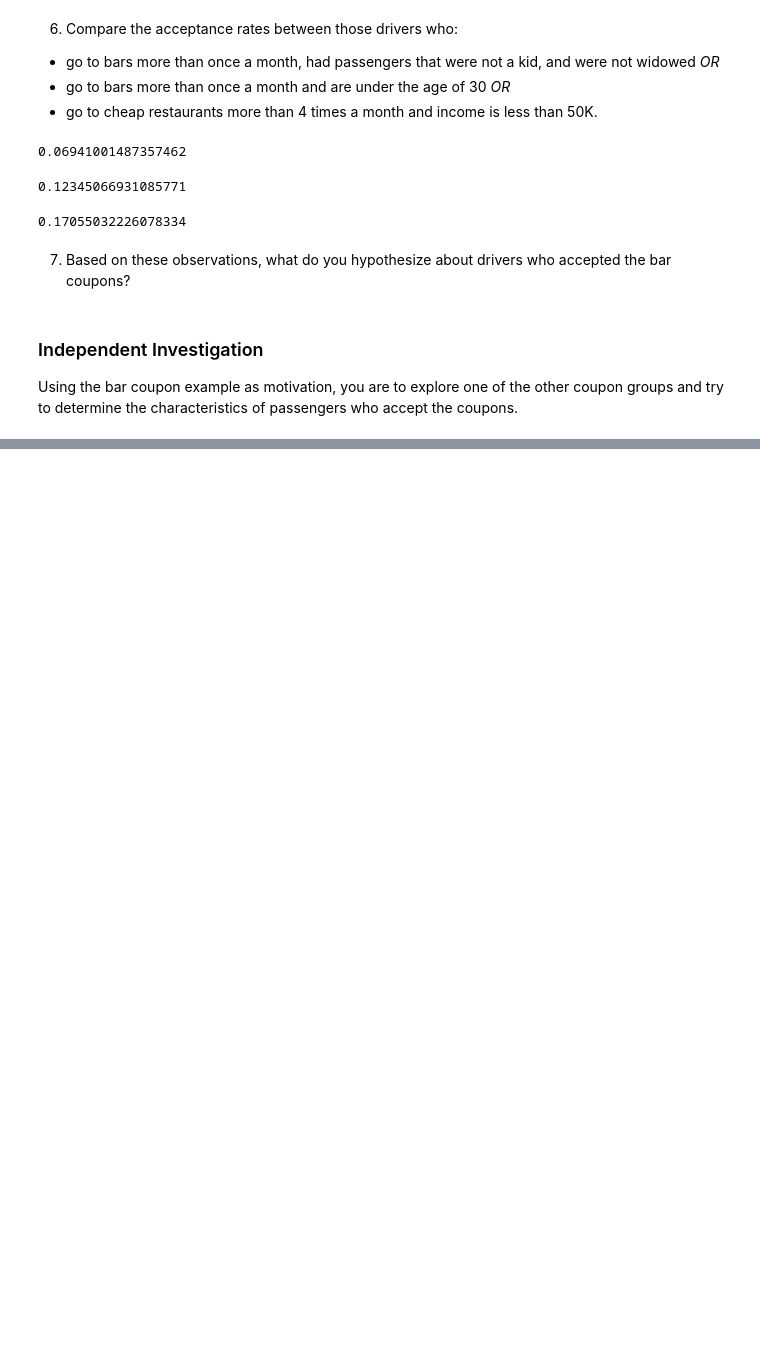
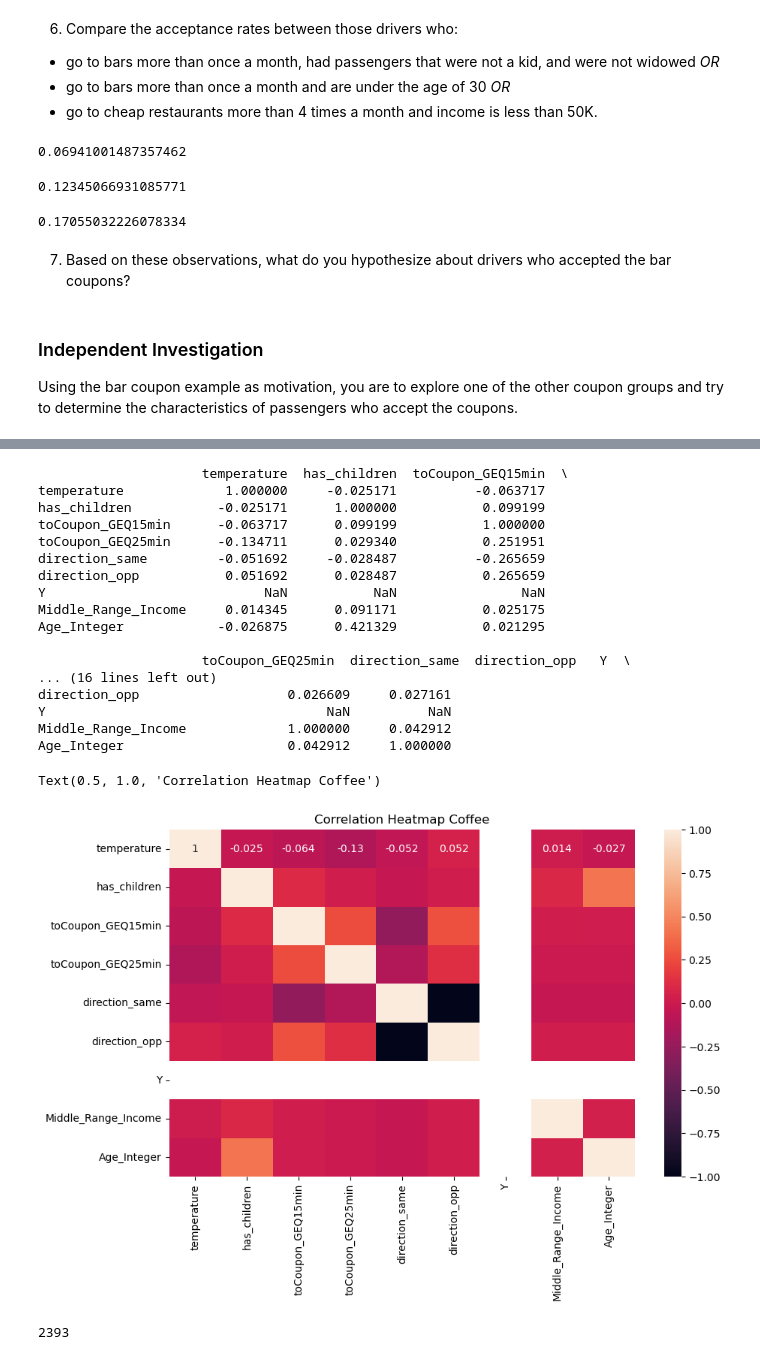
Before and after one commit to TheBethFord/AIML_BerkeleyHaas_Module5, a Jupyter notebook: AIML_B2C_Coupon.ipynb, the cells around one changed output, grey strips where cells are left out. Drawn from its saved outputs; the diff is of its cells as text; code cells hidden in the pictures; blank space fills up the shorter version.

```diff
--- a/AIML_B2C_Coupon.ipynb
+++ b/AIML_B2C_Coupon.ipynb
@@ -279,0 +457,32 @@ Using the bar coupon example as motivation, you are to explore one of the other
+# %%
+#Explore a correlation of numeric values for coffee house redeemers
+print(DataCoffeeCoupons.query('Y == 1').corr(numeric_only=True))
+plt.figure(figsize=(10,6))
+heatmap = sns.heatmap(DataCoffeeCoupons.query('Y == 1').corr(numeric_only=True), annot=True)
+heatmap.set_title('Correlation Heatmap Coffee')
+# %% [output]
+                     temperature  has_children  toCoupon_GEQ15min  \
+temperature             1.000000     -0.025171          -0.063717
+has_children           -0.025171      1.000000           0.099199
+toCoupon_GEQ15min      -0.063717      0.099199           1.000000
+toCoupon_GEQ25min      -0.134711      0.029340           0.251951
+direction_same         -0.051692     -0.028487          -0.265659
+direction_opp           0.051692      0.028487           0.265659
+Y                            NaN           NaN                NaN
+Middle_Range_Income     0.014345      0.091171           0.025175
+Age_Integer            -0.026875      0.421329           0.021295
+
+                     toCoupon_GEQ25min  direction_same  direction_opp   Y  \
+... (16 lines left out)
+direction_opp                   0.026609     0.027161
+Y                                    NaN          NaN
+Middle_Range_Income             1.000000     0.042912
+Age_Integer                     0.042912     1.000000
+Text(0.5, 1.0, 'Correlation Heatmap Coffee')
+[figure, added]
+# %%
+#Create carry out coupon dataframe, check length for data quality
+DataCarryOutCoupons = data.query('coupon == "Carry out & Take away"')
+len(DataCarryOutCoupons)
+# %% [output]
+2393
```
Also changed, not shown: parts of 31 cells of this notebook, 2 other files.
